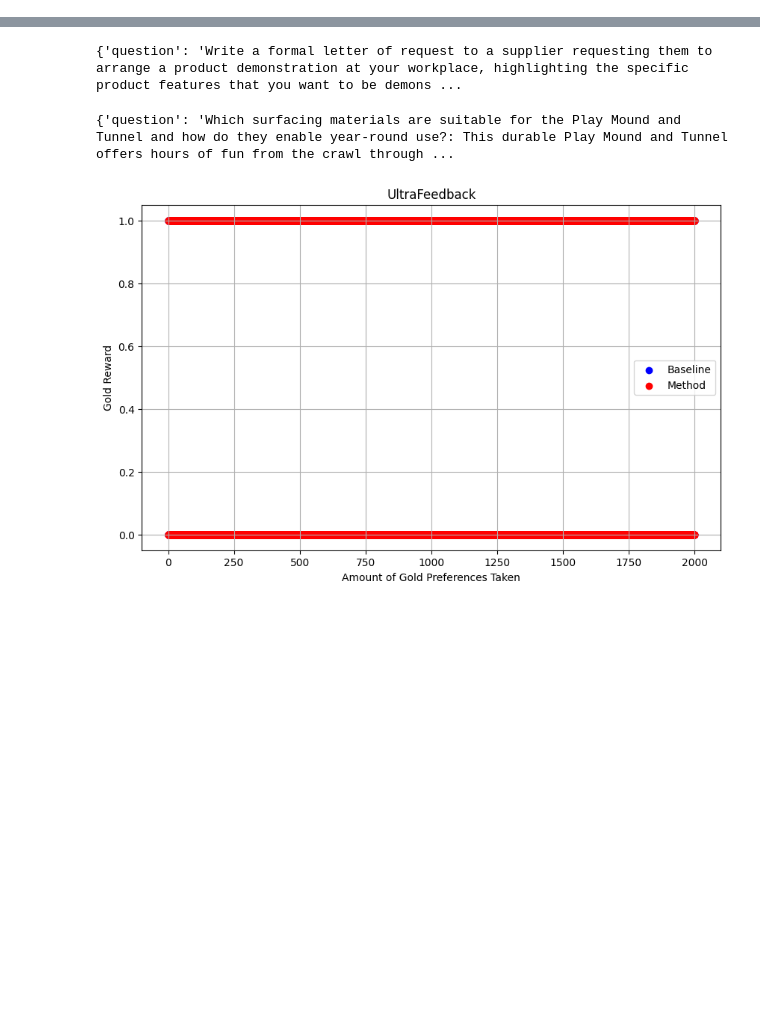
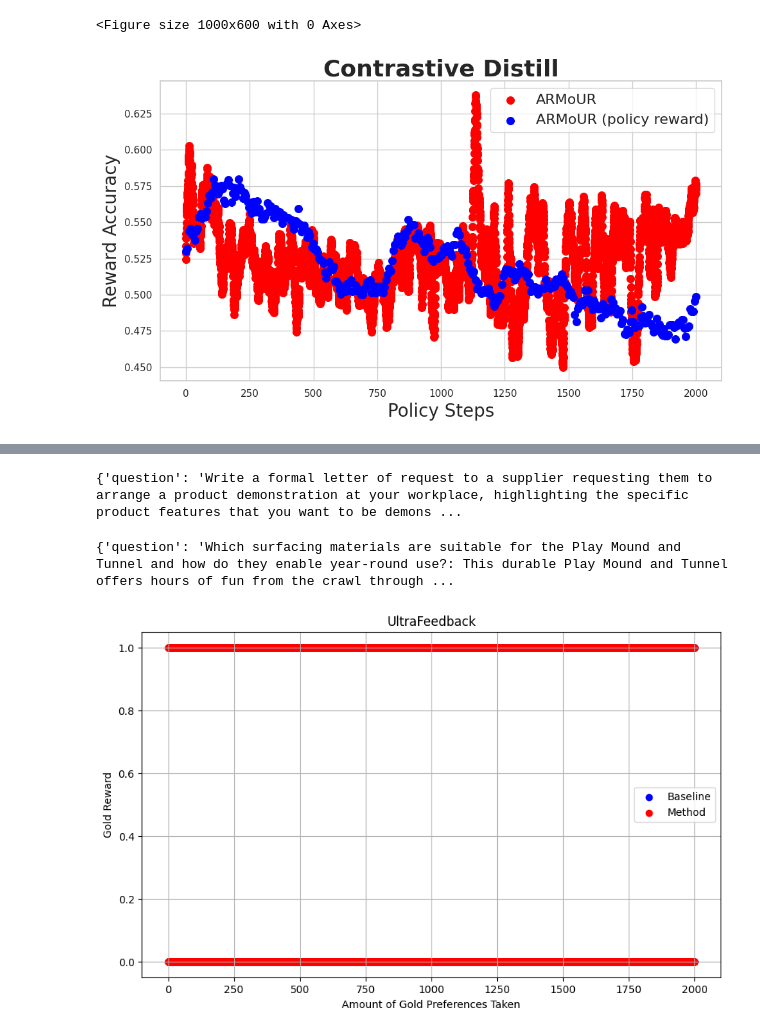
Before and after one commit to PrasannS/d2po, a Jupyter notebook: notebooks/trainlog_analysis.ipynb, the cells around one changed output, grey strips where cells are left out. Cells and saved outputs as stored; diff of their text form; code cells hidden in the pictures; blank space fills up the shorter version.

```diff
--- a/notebooks/trainlog_analysis.ipynb
+++ b/notebooks/trainlog_analysis.ipynb
@@ -278,0 +51,33 @@ loaded method
+# %%
+# loop through all the approaches we want to plot / compare, add them to the things
+for i in range(len(approaches)):
+    a = approaches[i]
+    fnametmp = injsons[a][dset]
+    print(fnametmp)
+    gf = None
+    if norescore[i]:
+        gf = lambda lis: rw.get_synth_rewards(lis, dset if dset!="cdist" else "contrastivedistill")
+        print("NRI")
+    # have a  list of stuff, TODO there's a better way to check this
+    if len(fnametmp)<5:
+        allmethngs = []
+        allmethaccs = []
+        for d in fnametmp:
+            tmpmethod = loadf(d, gf, useselfrewards[i])
+            methngs, methaccs = makengs(tmpmethod)
+            allmethngs.append(methngs)
+            allmethaccs.append(methaccs)
+        ngstmp = combineall(allmethngs)
+        accstmp = combineall(allmethaccs)
+    else:
+        tmpbase = loadf(fnametmp, gf,useselfrewards[i])
+        if len(tmpbase)>100000:
+            # take last 64k in edge cases?
+            tmpbase = tmpbase.iloc[-64000:].reset_index()
+            ngstmp, accstmp = makengs(tmpbase)
+        tmpbase = tmpbase.reset_index(drop=True)
+        ngstmp, accstmp = makengs(tmpbase)
+        ngstmp = list([mean(m) for m in ngstmp])
+
+    allngs.append(ngstmp)
+    allaccs.append(accstmp)
@@ -278,0 +134,6 @@ loaded method
+# %%
+pdict = {labels[a]:(intervmean(allaccs[a], intervs[a] , windows[a]), ratios[a]) for a in range(len(approaches))}
+plot_methods(pdict, xlabel="Policy Steps", ylabel="Reward Accuracy", setname="Contrastive Distill", fname="cdistpolicyacc.pdf")
+# %% [output]
+<Figure size 1000x600 with 0 Axes>
+[figure, added]
```
Also changed, not shown: parts of 24 cells of this notebook, 11 other files.
